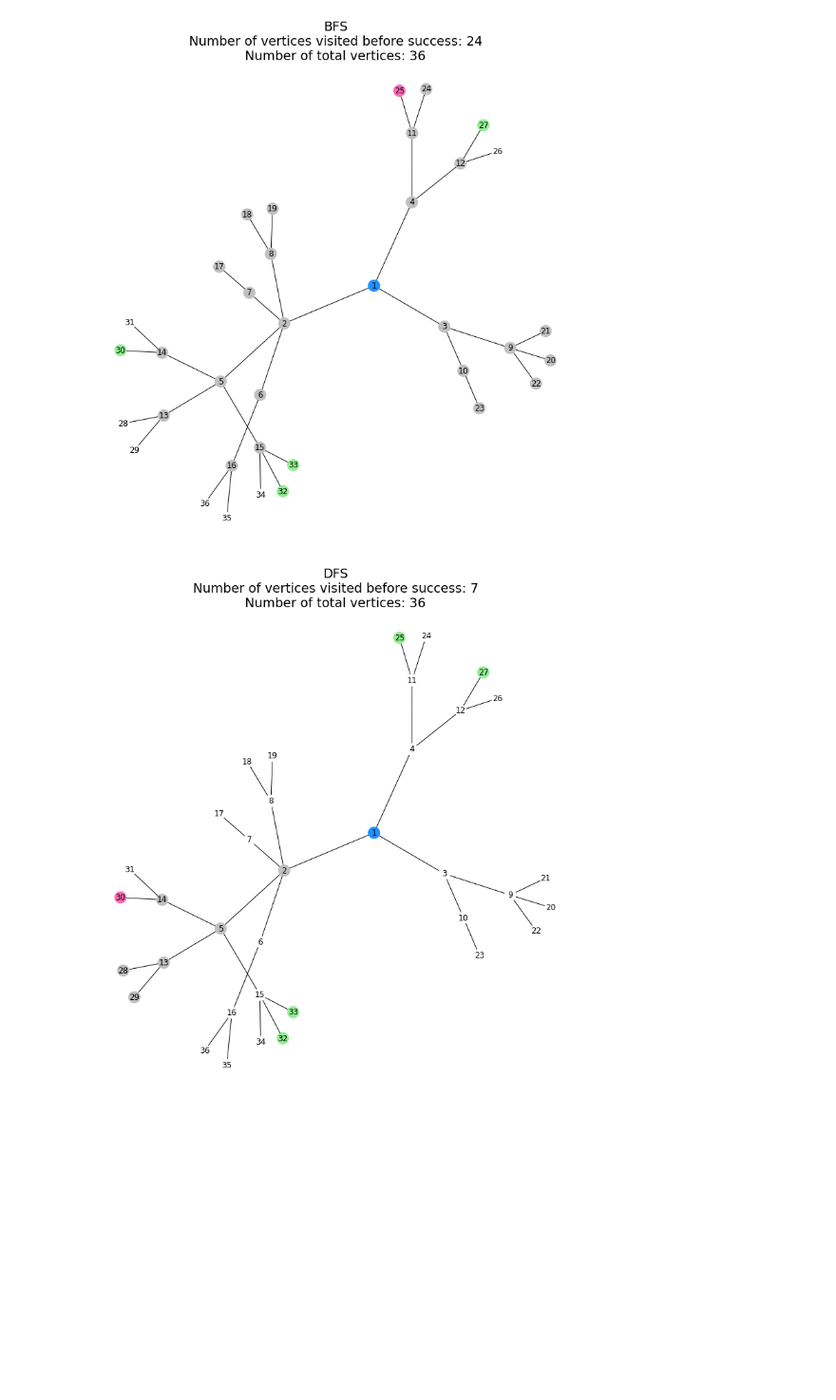
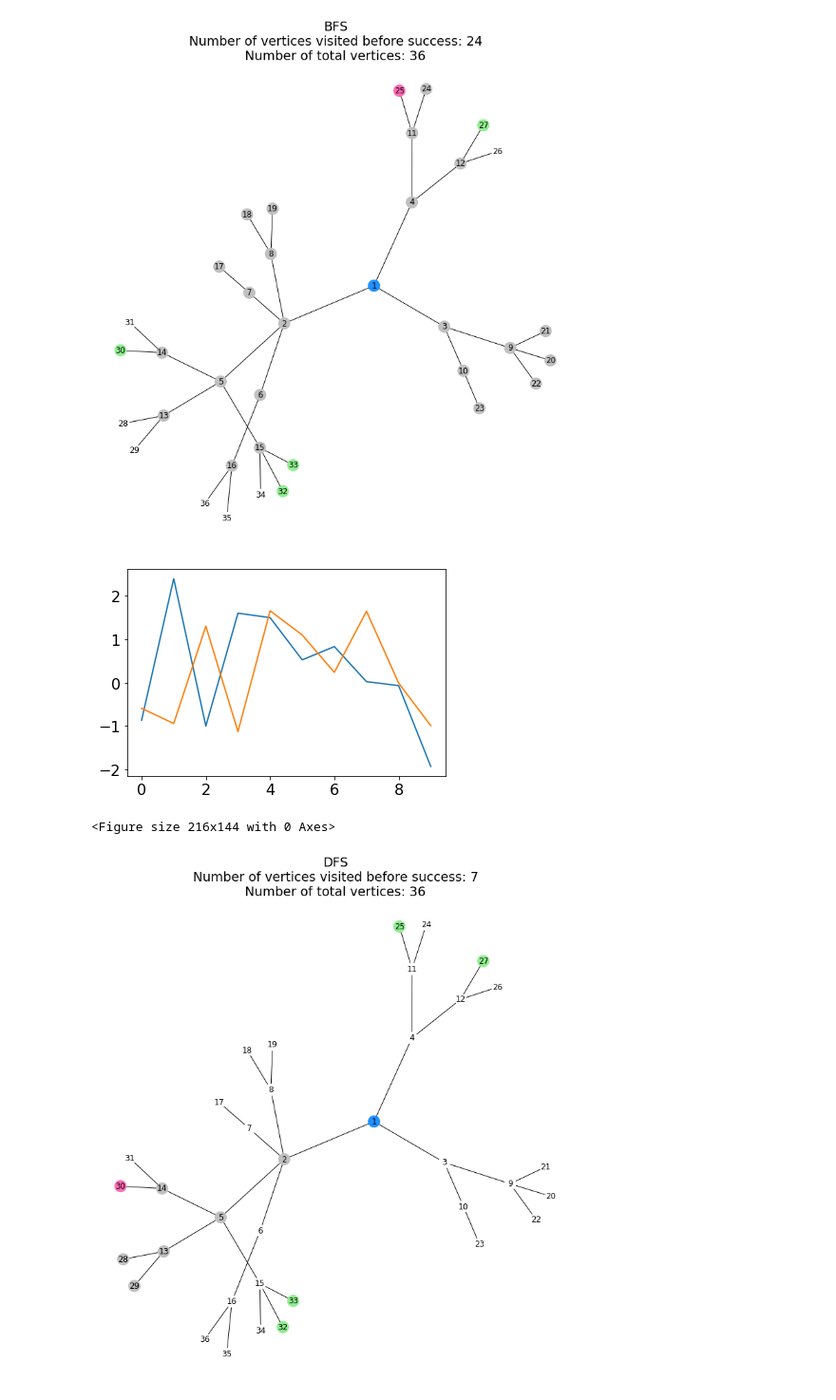
Before and after one commit to juliaolivieri/WiDS_graph_algorithms, a Jupyter notebook: Graph_Search.ipynb, the cells around one changed output. Shown at 95% size. Drawn from its saved outputs; the diff is of its cells as text; code cells hidden in the pictures; blank space fills up the shorter version.

```diff
--- a/Graph_Search.ipynb
+++ b/Graph_Search.ipynb
@@ -181,6 +180,19 @@ plt.title("BFS\nNumber of vertices visited before success: {}\nNumber of total v
 plt.show()
 # %% [output]
 [figure]
+# %%
+import pylab
+fig = pylab.figure()
+figlegend = pylab.figure(figsize=(3,2))
+ax = fig.add_subplot(111)
+lines = ax.plot(range(10), pylab.randn(10), range(10), pylab.randn(10))
+figlegend.legend(lines, ('one', 'two'), 'center')
+# fig.show()
+figlegend.show()
+# figlegend.savefig('legend.png')
+# %% [output]
+[figure, added]
+<Figure size 216x144 with 0 Axes>
 # %%
 np.random.seed(123)
 plt.figure(figsize=(fig_size,fig_size))
```
Also changed, not shown: parts of 5 cells of this notebook.
